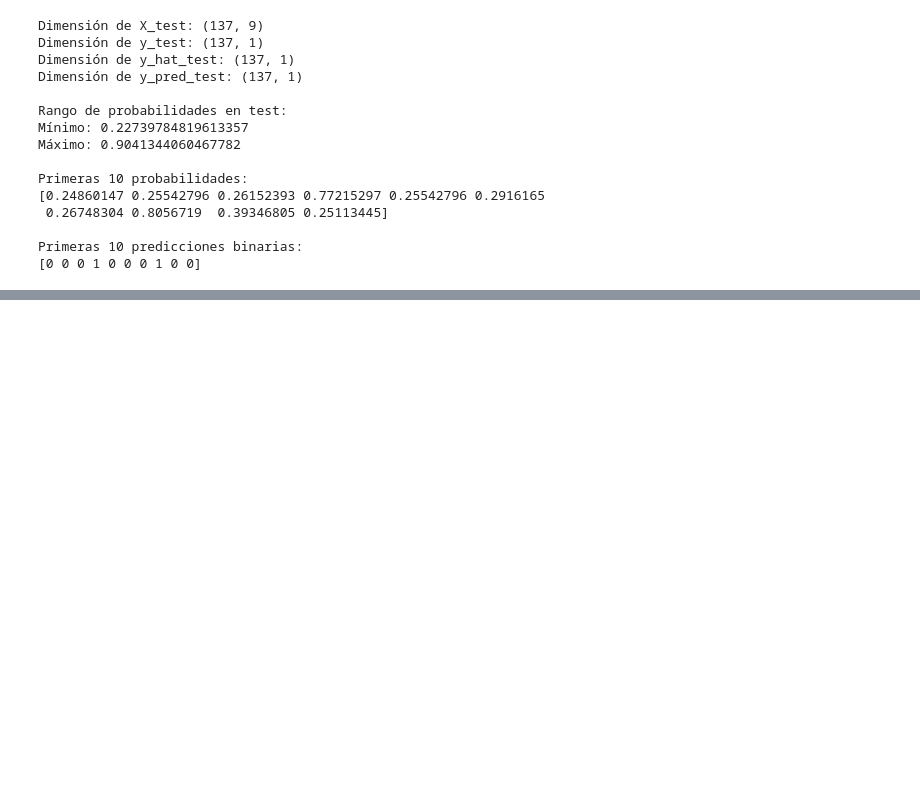
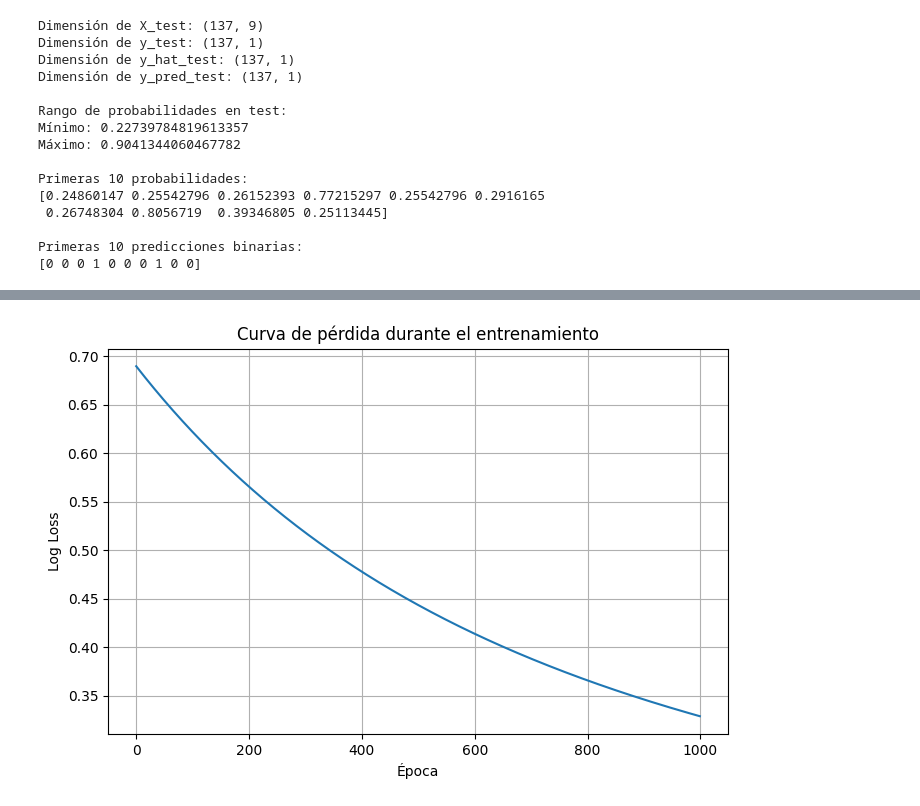
Before and after one commit to Danielezr/BreastCancerClassification, a Jupyter notebook: clasificacion_tumores.ipynb, the cells around one changed output, grey strips where cells are left out. Saved outputs shown, nothing was run; the diff lists cells and outputs as text; code cells hidden in the pictures; blank space fills up the shorter version.

```diff
--- a/clasificacion_tumores.ipynb
+++ b/clasificacion_tumores.ipynb
@@ -617,0 +791,13 @@ Primeras 10 predicciones binarias:
+# %%
+plt.figure(figsize=(8, 5))
+
+plt.plot(historial_perdida)
+
+plt.title("Curva de pérdida durante el entrenamiento")
+plt.xlabel("Época")
+plt.ylabel("Log Loss")
+
+plt.grid(True)
+plt.show()
+# %% [output]
+[figure, added]
```
Also changed, not shown: parts of 18 cells of this notebook.
